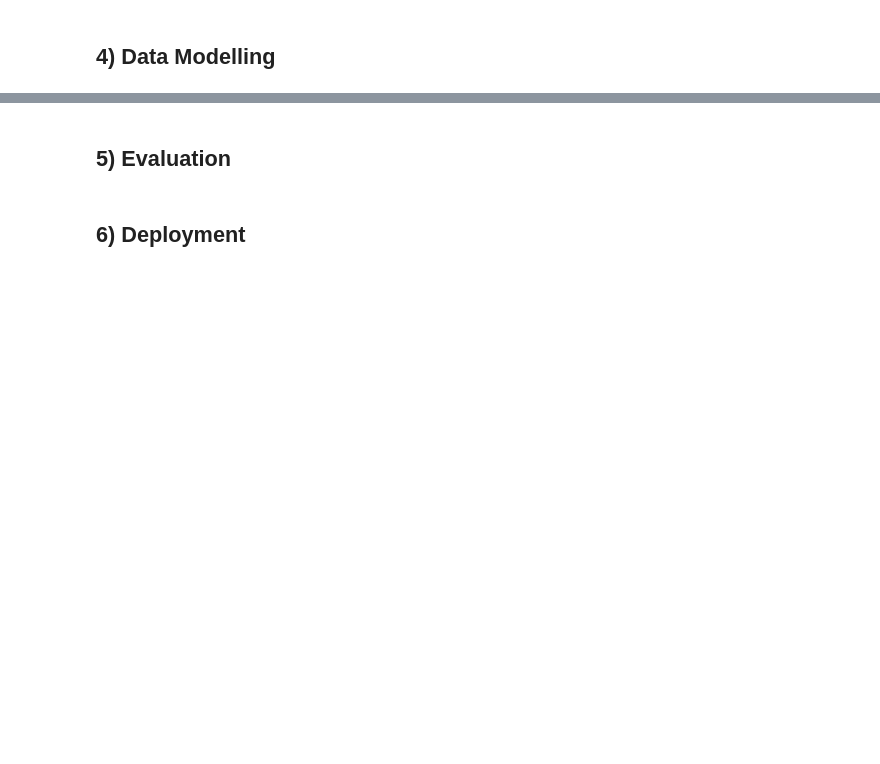
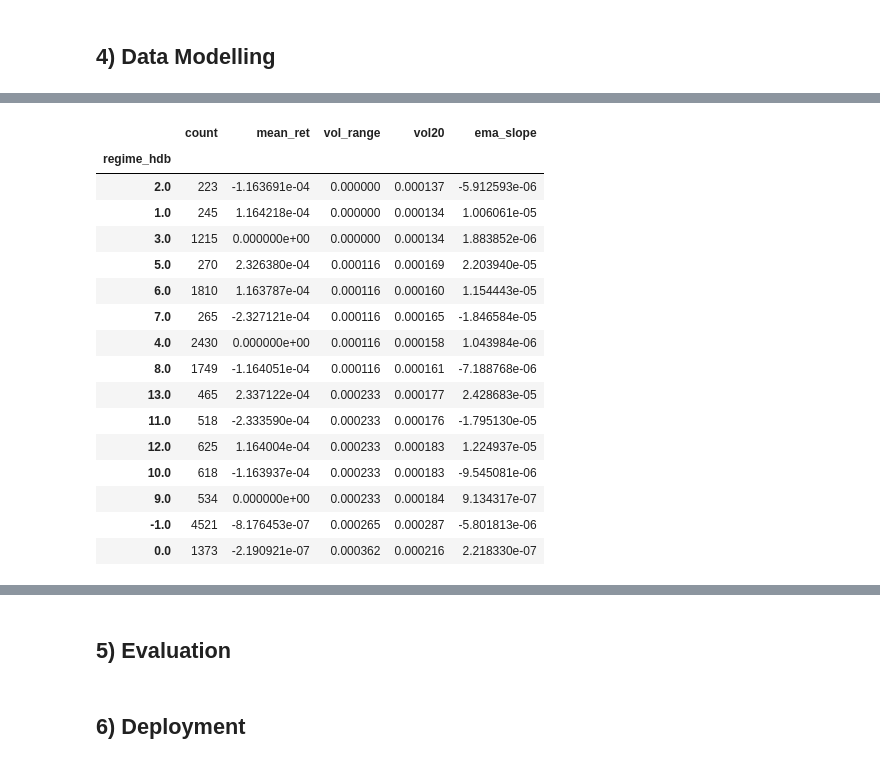
Before and after one commit to eugene-maina72/FX-trading-bot-EUR-USD, a Jupyter notebook: notebook.ipynb, the cells around one changed output, grey strips where cells are left out. Drawn from its saved outputs; the diff is of its cells as text; code cells hidden in the pictures; blank space fills up the shorter version.

```diff
--- a/notebook.ipynb
+++ b/notebook.ipynb
@@ -1145,0 +1527,78 @@ Train+Val: (11092, 80) Test: (2772, 80)
+# %%
+
+# -------- 1) Build regime feature matrix --------
+regime_cols = ["range_pct", "vol_20", "ema_slope", "ret_1"]
+
+# Ensure regime features exist
+if "range_pct" not in five_ctx.columns:
+    five_ctx["range_pct"] = (five_ctx["High"] - five_ctx["Low"]) / five_ctx["Close"]
+if "ret_1" not in five_ctx.columns:
+    five_ctx["ret_1"] = five_ctx["Close"].pct_change()
+if "vol_20" not in five_ctx.columns:
+    five_ctx["vol_20"] = five_ctx["ret_1"].rolling(20).std()
+if "ema_21" not in five_ctx.columns:
+    five_ctx["ema_21"] = five_ctx["Close"].ewm(span=21).mean()
+if "ema_slope" not in five_ctx.columns:
+    five_ctx["ema_slope"] = five_ctx["ema_21"].diff()
+
+regime_df = five_ctx[regime_cols].dropna().copy()
+
+scaler_regime = RobustScaler()
+X_regime = scaler_regime.fit_transform(regime_df)
+
+# -------- 2) KMeans regimes (coarse, interpretable) --------
+# We pick 3 regimes: low-vol chop / normal / high-vol.
+kmeans = KMeans(
+    n_clusters=3,
+    random_state=42,
+    n_init=20,
+)
+regime_labels_km = kmeans.fit_predict(X_regime)
+
+five_ctx.loc[regime_df.index, "regime_km"] = regime_labels_km
+
+# Quick summary to see what each regime looks like
+km_summary = (
+    five_ctx.dropna(subset=["regime_km"])
+    .groupby("regime_km")
+    .agg(
+        count=("ret_1", "size"),
+        mean_ret=("ret_1", "mean"),
+        vol_range=("range_pct", "mean"),
+        vol20=("vol_20", "mean"),
+        ema_slope=("ema_slope", "mean"),
+    )
+    .sort_values("vol_range")
+)
+
+print("KMeans regime summary:")
+display(km_summary)
+
+# -------- 3) HDBSCAN regimes (density-based, can mark noise) --------
+# HDBSCAN is good when clusters are unevenly sized / shaped.
+hdb = HDBSCAN(
+    min_cluster_size=200,  # you have ~16k rows; this is a few percent
+    min_samples=50,
+    metric="euclidean",
+    cluster_selection_method="leaf",
+)
+
+regime_labels_hdb = hdb.fit_predict(X_regime)  # -1 = noise
+five_ctx.loc[regime_df.index, "regime_hdb"] = regime_labels_hdb
+
+hdb_summary = (
+    five_ctx.dropna(subset=["regime_hdb"])
+    .groupby("regime_hdb")
+    .agg(
+        count=("ret_1", "size"),
+        mean_ret=("ret_1", "mean"),
+        vol_range=("range_pct", "mean"),
+        vol20=("vol_20", "mean"),
+        ema_slope=("ema_slope", "mean"),
+    )
+    .sort_values("vol_range")
+)
+
+print("HDBSCAN regime summary (note: -1 = noise):")
+display(hdb_summary)
+# %% [output]
@@ -1145,0 +1612,17 @@ Train+Val: (11092, 80) Test: (2772, 80)
+|  | count | mean_ret | vol_range | vol20 | ema_slope |
+| regime_hdb |  |  |  |  |  |
+| 2.0 | 223 | -1.163691e-04 | 0.000000 | 0.000137 | -5.912593e-06 |
+| 1.0 | 245 | 1.164218e-04 | 0.000000 | 0.000134 | 1.006061e-05 |
+| 3.0 | 1215 | 0.000000e+00 | 0.000000 | 0.000134 | 1.883852e-06 |
+| 5.0 | 270 | 2.326380e-04 | 0.000116 | 0.000169 | 2.203940e-05 |
+| 6.0 | 1810 | 1.163787e-04 | 0.000116 | 0.000160 | 1.154443e-05 |
+| 7.0 | 265 | -2.327121e-04 | 0.000116 | 0.000165 | -1.846584e-05 |
+| 4.0 | 2430 | 0.000000e+00 | 0.000116 | 0.000158 | 1.043984e-06 |
+| 8.0 | 1749 | -1.164051e-04 | 0.000116 | 0.000161 | -7.188768e-06 |
+| 13.0 | 465 | 2.337122e-04 | 0.000233 | 0.000177 | 2.428683e-05 |
+| 11.0 | 518 | -2.333590e-04 | 0.000233 | 0.000176 | -1.795130e-05 |
+| 12.0 | 625 | 1.164004e-04 | 0.000233 | 0.000183 | 1.224937e-05 |
+| 10.0 | 618 | -1.163937e-04 | 0.000233 | 0.000183 | -9.545081e-06 |
+| 9.0 | 534 | 0.000000e+00 | 0.000233 | 0.000184 | 9.134317e-07 |
+| -1.0 | 4521 | -8.176453e-07 | 0.000265 | 0.000287 | -5.801813e-06 |
+| 0.0 | 1373 | -2.190921e-07 | 0.000362 | 0.000216 | 2.218330e-07 |
```
Also changed, not shown: parts of 49 cells of this notebook.
